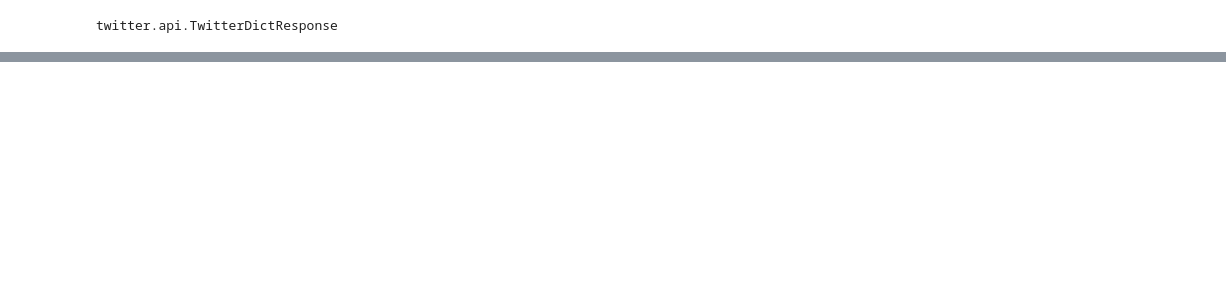
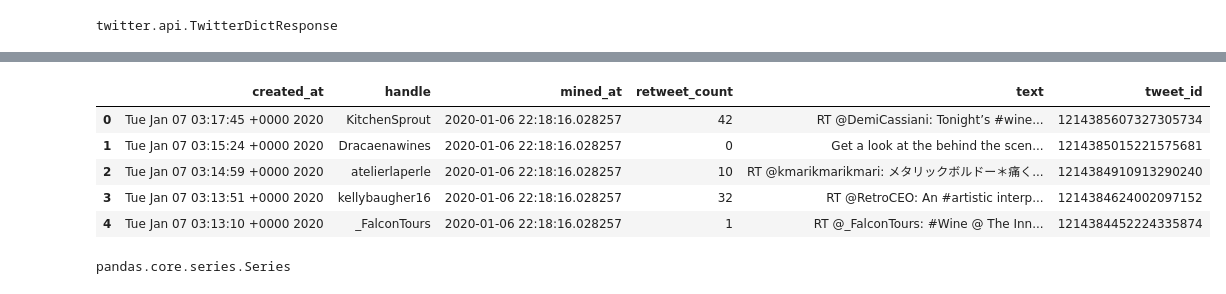
Before and after one commit to rayfen12/Final-Project, a Jupyter notebook: twitter_draft.ipynb, the cells around one changed output, grey strips where cells are left out. Drawn from its saved outputs; the diff is of its cells as text; code cells hidden in the pictures; blank space fills up the shorter version.

Commit message:
I added a section that we can start inputting hash tag topics and added sentiment value with the textblob library

```diff
--- a/twitter_draft.ipynb
+++ b/twitter_draft.ipynb
@@ -315,0 +483,4 @@ music
+# %%
+miner = TweetMiner(t, result_limit=200)
+# %%
+wine = miner.mine_user_tweets(topic="#wine")
@@ -315,0 +507,10 @@ music
+# %%
+wine_tweet_df = pd.DataFrame(wine)
+wine_tweet_df.head()
+# %% [output]
+|  | created_at | handle | mined_at | retweet_count | text | tweet_id |
+| 0 | Tue Jan 07 03:17:45 +0000 2020 | KitchenSprout | 2020-01-06 22:18:16.028257 | 42 | RT @DemiCassiani: Tonight’s #wine... | 1214385607327305734 |
+| 1 | Tue Jan 07 03:15:24 +0000 2020 | Dracaenawines | 2020-01-06 22:18:16.028257 | 0 | Get a look at the behind the scen... | 1214385015221575681 |
+| 2 | Tue Jan 07 03:14:59 +0000 2020 | atelierlaperle | 2020-01-06 22:18:16.028257 | 10 | RT @kmarikmarikmari: メタリックボルドー＊痛く... | 1214384910913290240 |
+| 3 | Tue Jan 07 03:13:51 +0000 2020 | kellybaugher16 | 2020-01-06 22:18:16.028257 | 32 | RT @RetroCEO: An #artistic interp... | 1214384624002097152 |
+| 4 | Tue Jan 07 03:13:10 +0000 2020 | _FalconTours | 2020-01-06 22:18:16.028257 | 1 | RT @_FalconTours: #Wine @ The Inn... | 1214384452224335874 |
@@ -315,0 +519,4 @@ music
+# %%
+type(wine_list)
+# %% [output]
+pandas.core.series.Series
```
Also changed, not shown: parts of 35 cells of this notebook.
